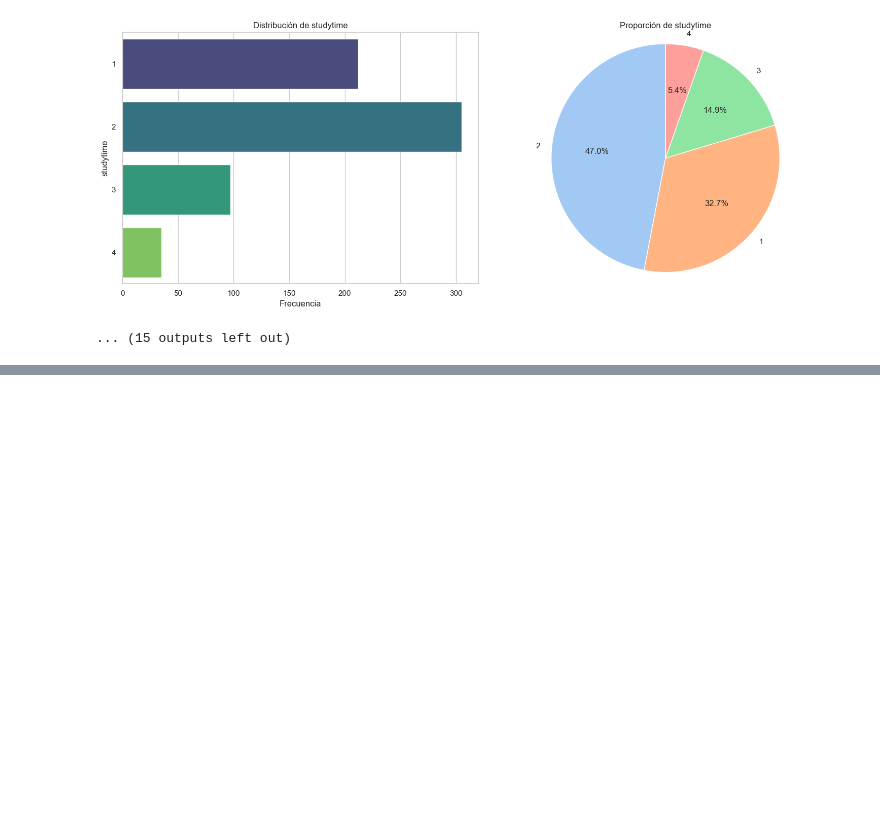
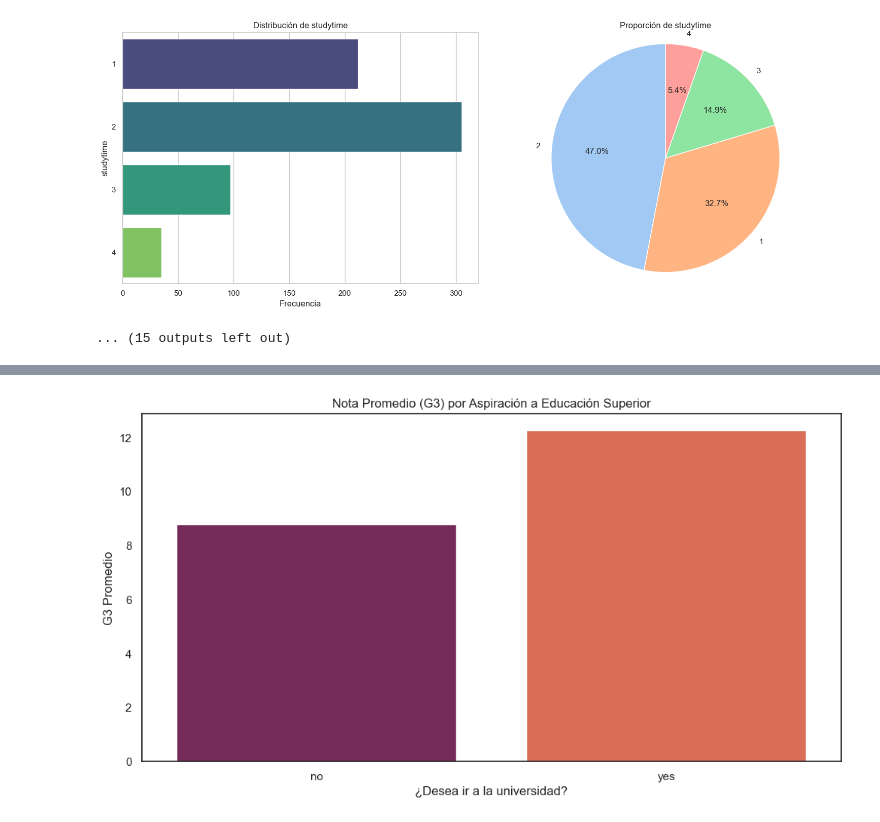
Before and after one commit to jotapppppe/Proyecto_CA0411, a Jupyter notebook: main.ipynb, the cells around one changed output, grey strips where cells are left out. Saved outputs shown, nothing was run; the diff lists cells and outputs as text; code cells hidden in the pictures; blank space fills up the shorter version.

```diff
--- a/main.ipynb
+++ b/main.ipynb
@@ -270,0 +327,12 @@ matriz_correlacion(X, variables_cuantitativas)
+# %%
+binarias = ['schoolsup', 'famsup', 'paid', 'activities', 'higher', 'internet', 'romantic']
+
+plt.figure(figsize=(12, 6))
+df_grouped = df.groupby('higher')['G3'].mean().reset_index()
+sns.barplot(data=df_grouped, x='higher', y='G3', palette='rocket')
+plt.title("Nota Promedio (G3) por Aspiración a Educación Superior")
+plt.ylabel("G3 Promedio")
+plt.xlabel("¿Desea ir a la universidad?")
+plt.show()
+# %% [output]
+[figure, added]
```
Also changed, not shown: parts of 7 cells of this notebook.
